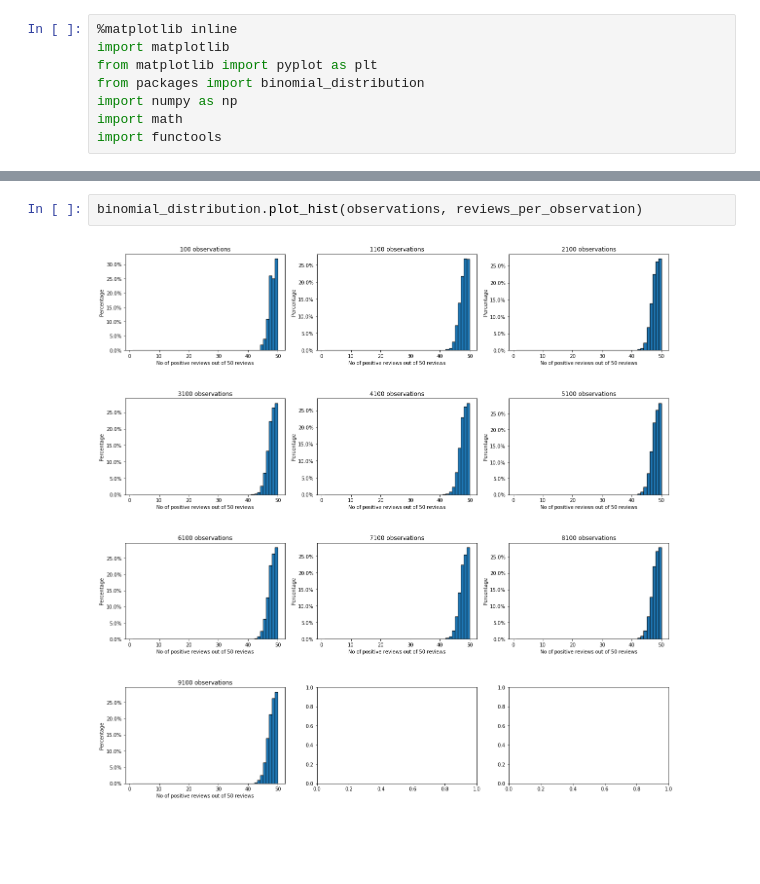
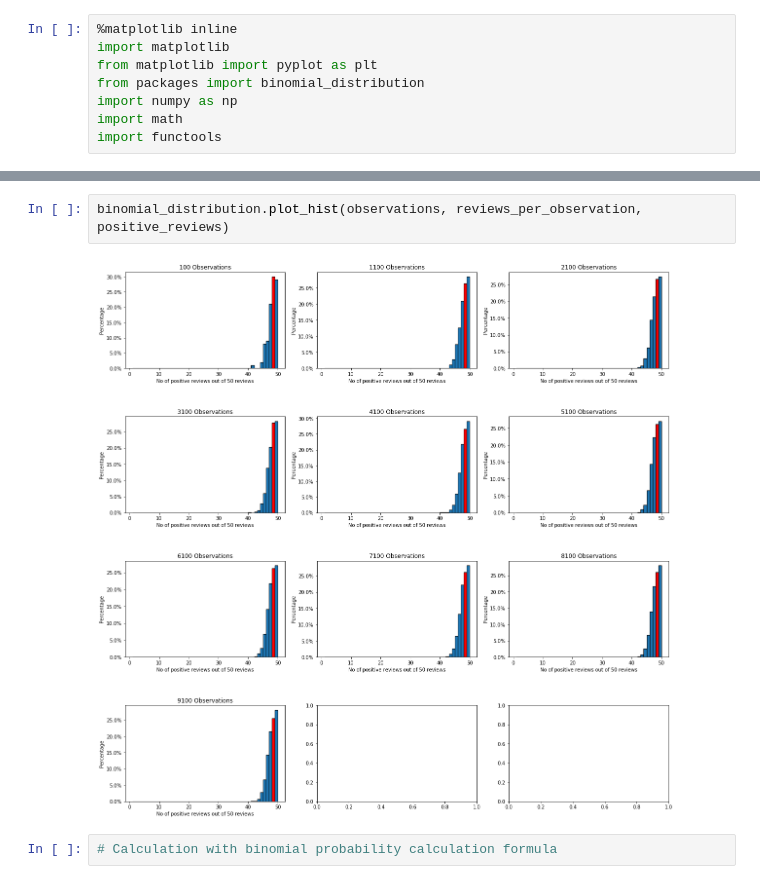
Before and after one commit to shashigharti/python-examples-for-beginners, a Jupyter notebook: notebooks/binomial_distribution.ipynb, the cells around one changed output, grey strips where cells are left out. Drawn from its saved outputs; the diff is of its cells as text; blank space fills up the shorter version.

Commit message:
Added table title
1. Added table title
2. Added color to histogram bar

```diff
--- a/notebooks/binomial_distribution.ipynb
+++ b/notebooks/binomial_distribution.ipynb
@@ -48,4 +52,6 @@ No. of Observations          Total Reviews          Positive Reviews          Pe
 # %%
-binomial_distribution.plot_hist(observations, reviews_per_observation)
+binomial_distribution.plot_hist(observations, reviews_per_observation, positive_reviews)
 # %% [output]
-[figure, old version]
+[figure, new version]
+# %%
+# Calculation with binomial probability calculation formula
```
Also changed, not shown: parts of 1 cell of this notebook, 1 other file.
